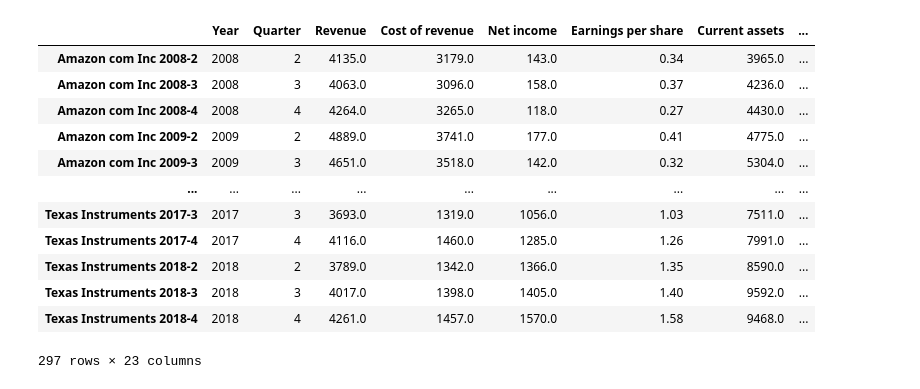
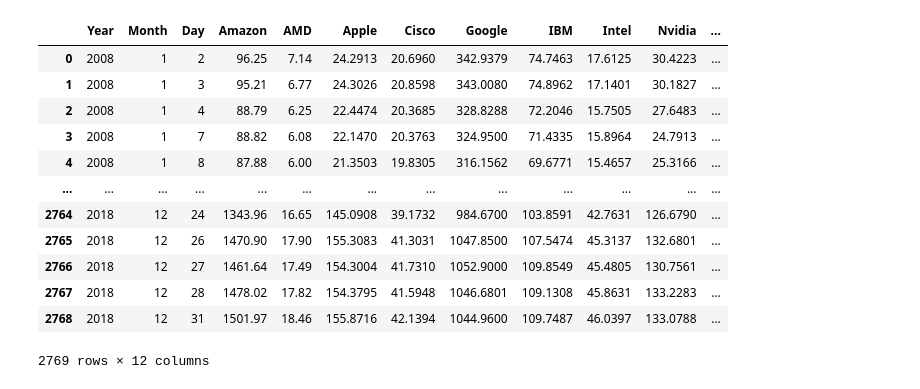
Before and after one commit to caseyhuhu/Capstone-Project, a Jupyter notebook: KMeans.ipynb, the cells around one changed output. Cells and saved outputs as stored; diff of their text form; code cells hidden in the pictures.

```diff
--- a/KMeans.ipynb
+++ b/KMeans.ipynb
@@ -17,27 +12,26 @@ from contextlib import redirect_stdout
 # %%
 numCompanies = 9
-numClusters = 4
 seed = 0
 np.random.seed(seed)
 numQuarters = 33
 
 #Get Companies
-companiesCSV = pd.read_csv('Combined_data.csv',index_col = 0)
+companiesCSV = pd.read_csv('./DataFrames/Stock data.csv',index_col = 0)
 display(companiesCSV)
 # %% [output]
-|  | Year | Quarter | Revenue | Cost of revenue | Net income | Earnings per share | Current assets | ... |
-| Amazon com Inc 2008-2 | 2008 | 2 | 4135.0 | 3179.0 | 143.0 | 0.34 | 3965.0 | ... |
-| Amazon com Inc 2008-3 | 2008 | 3 | 4063.0 | 3096.0 | 158.0 | 0.37 | 4236.0 | ... |
-| Amazon com Inc 2008-4 | 2008 | 4 | 4264.0 | 3265.0 | 118.0 | 0.27 | 4430.0 | ... |
-| Amazon com Inc 2009-2 | 2009 | 2 | 4889.0 | 3741.0 | 177.0 | 0.41 | 4775.0 | ... |
-| Amazon com Inc 2009-3 | 2009 | 3 | 4651.0 | 3518.0 | 142.0 | 0.32 | 5304.0 | ... |
-| ... | ... | ... | ... | ... | ... | ... | ... | ... |
-| Texas Instruments 2017-3 | 2017 | 3 | 3693.0 | 1319.0 | 1056.0 | 1.03 | 7511.0 | ... |
-| Texas Instruments 2017-4 | 2017 | 4 | 4116.0 | 1460.0 | 1285.0 | 1.26 | 7991.0 | ... |
-| Texas Instruments 2018-2 | 2018 | 2 | 3789.0 | 1342.0 | 1366.0 | 1.35 | 8590.0 | ... |
-| Texas Instruments 2018-3 | 2018 | 3 | 4017.0 | 1398.0 | 1405.0 | 1.40 | 9592.0 | ... |
-| Texas Instruments 2018-4 | 2018 | 4 | 4261.0 | 1457.0 | 1570.0 | 1.58 | 9468.0 | ... |
+|  | Year | Month | Day | Amazon | AMD | Apple | Cisco | Google | IBM | Intel | Nvidia | ... |
+| 0 | 2008 | 1 | 2 | 96.25 | 7.14 | 24.2913 | 20.6960 | 342.9379 | 74.7463 | 17.6125 | 30.4223 | ... |
+| 1 | 2008 | 1 | 3 | 95.21 | 6.77 | 24.3026 | 20.8598 | 343.0080 | 74.8962 | 17.1401 | 30.1827 | ... |
+| 2 | 2008 | 1 | 4 | 88.79 | 6.25 | 22.4474 | 20.3685 | 328.8288 | 72.2046 | 15.7505 | 27.6483 | ... |
+| 3 | 2008 | 1 | 7 | 88.82 | 6.08 | 22.1470 | 20.3763 | 324.9500 | 71.4335 | 15.8964 | 24.7913 | ... |
+| 4 | 2008 | 1 | 8 | 87.88 | 6.00 | 21.3503 | 19.8305 | 316.1562 | 69.6771 | 15.4657 | 25.3166 | ... |
+| ... | ... | ... | ... | ... | ... | ... | ... | ... | ... | ... | ... | ... |
+| 2764 | 2018 | 12 | 24 | 1343.96 | 16.65 | 145.0908 | 39.1732 | 984.6700 | 103.8591 | 42.7631 | 126.6790 | ... |
+| 2765 | 2018 | 12 | 26 | 1470.90 | 17.90 | 155.3083 | 41.3031 | 1047.8500 | 107.5474 | 45.3137 | 132.6801 | ... |
+| 2766 | 2018 | 12 | 27 | 1461.64 | 17.49 | 154.3004 | 41.7310 | 1052.9000 | 109.8549 | 45.4805 | 130.7561 | ... |
+| 2767 | 2018 | 12 | 28 | 1478.02 | 17.82 | 154.3795 | 41.5948 | 1046.6801 | 109.1308 | 45.8631 | 133.2283 | ... |
+| 2768 | 2018 | 12 | 31 | 1501.97 | 18.46 | 155.8716 | 42.1394 | 1044.9600 | 109.7487 | 46.0397 | 133.0788 | ... |
-297 rows × 23 columns
+2769 rows × 12 columns
 # %%
 #Split companies into their own data structures
 #Format each company to a time series for use with tslearn
```
Also changed, not shown: parts of 5 cells of this notebook, 1 other file.
